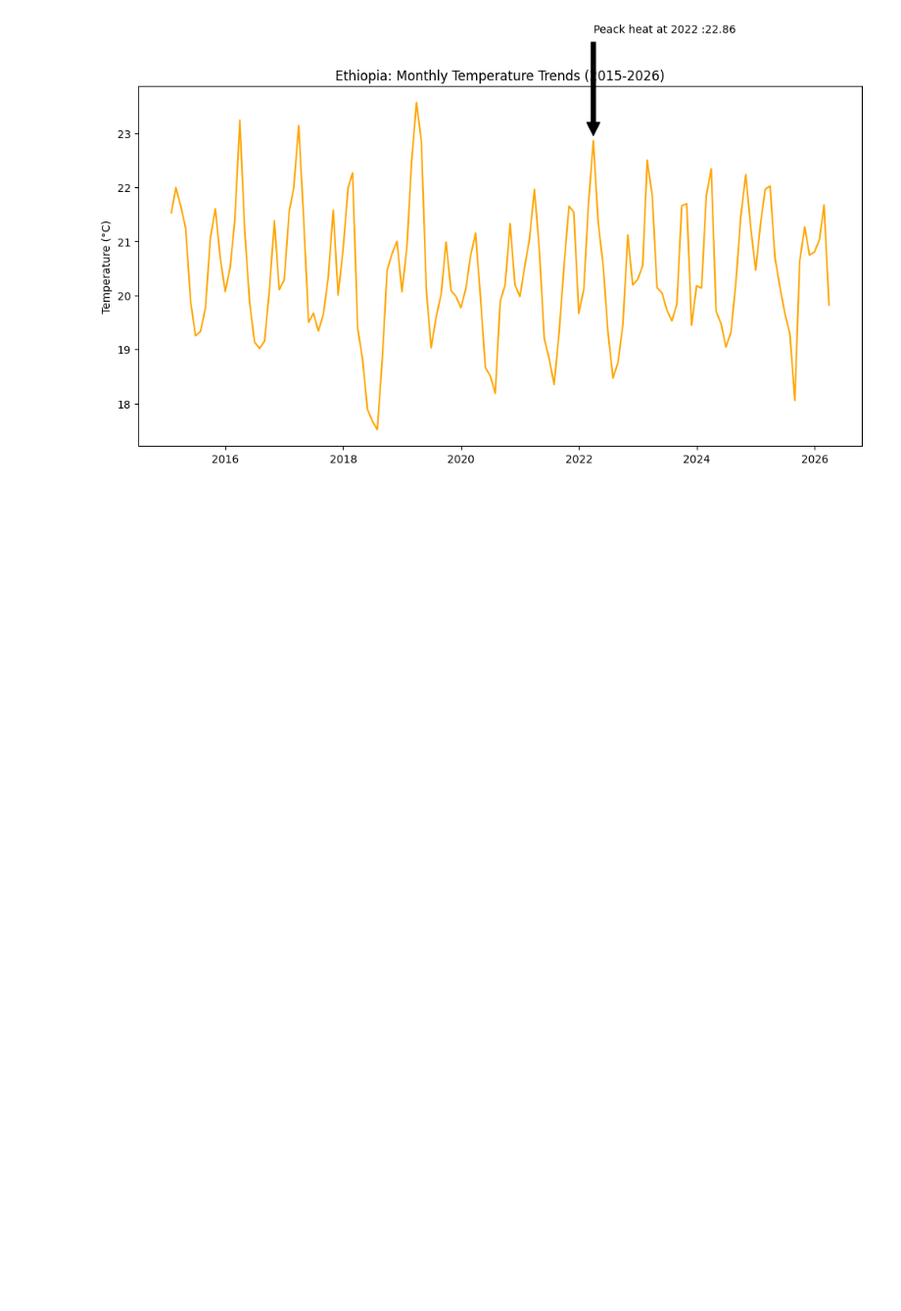
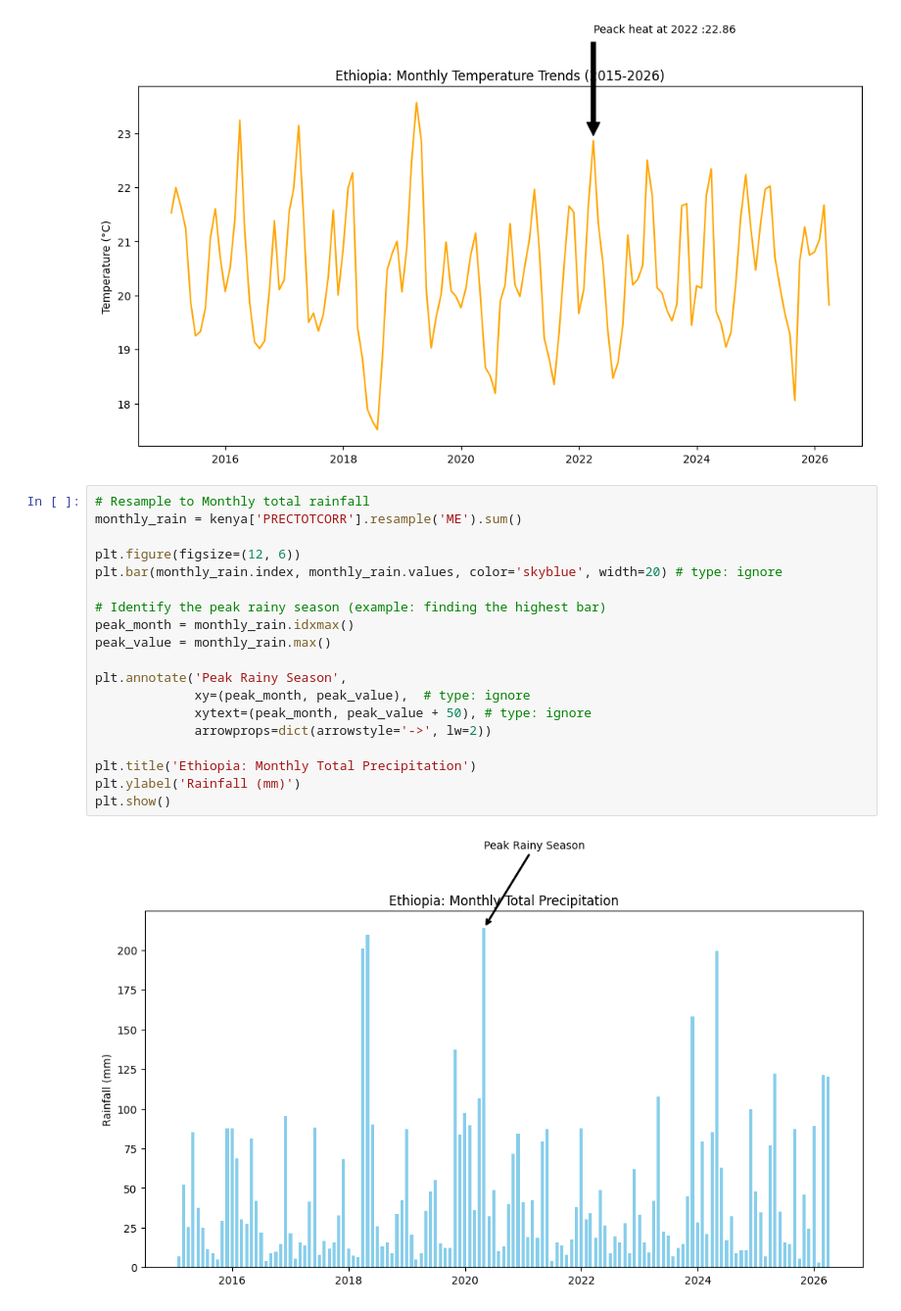
Before and after one commit to Sumeyahassen/climate-challenge-week0, a Jupyter notebook: notebooks/kenya_eda.ipynb, the cells around one changed output. Shown at 98% size. Cells and saved outputs as stored; diff of their text form; blank space fills up the shorter version.

Commit message:
resampling rain fall

```diff
--- a/notebooks/kenya_eda.ipynb
+++ b/notebooks/kenya_eda.ipynb
@@ -62,3 +62,24 @@ plt.ylabel('Temperature (°C)')
 plt.show()
 # %% [output]
 [figure]
+# %%
+# Resample to Monthly total rainfall
+monthly_rain = kenya['PRECTOTCORR'].resample('ME').sum()
+
+plt.figure(figsize=(12, 6))
+plt.bar(monthly_rain.index, monthly_rain.values, color='skyblue', width=20) # type: ignore
+
+# Identify the peak rainy season (example: finding the highest bar)
+peak_month = monthly_rain.idxmax()
+peak_value = monthly_rain.max()
+
+plt.annotate('Peak Rainy Season',
+             xy=(peak_month, peak_value),  # type: ignore
+             xytext=(peak_month, peak_value + 50), # type: ignore
+             arrowprops=dict(arrowstyle='->', lw=2))
+
+plt.title('Ethiopia: Monthly Total Precipitation')
+plt.ylabel('Rainfall (mm)')
+plt.show()
+# %% [output]
+[figure, added]
```
